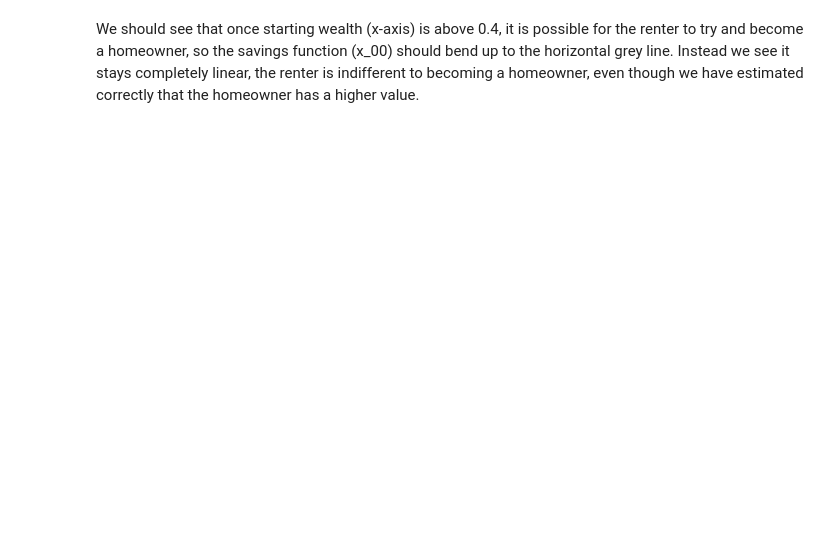
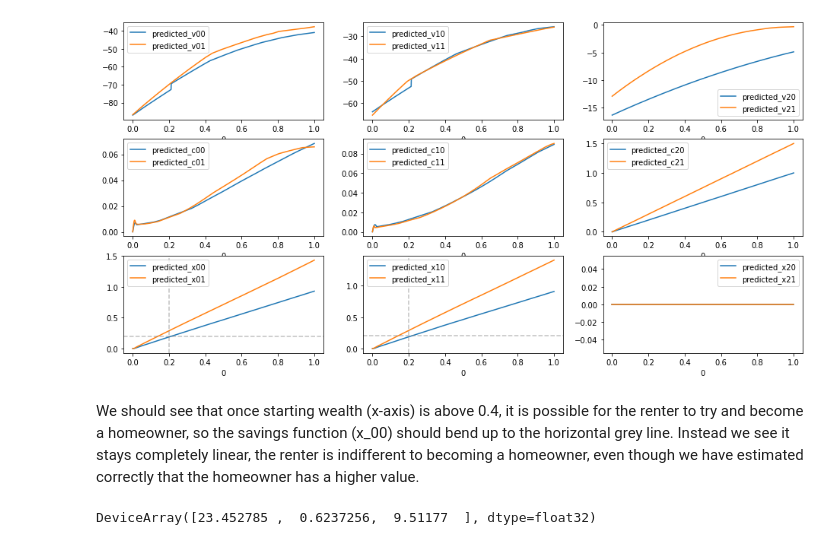
Before and after one commit to e-hall-hoffarth/hetero_simulation, a Jupyter notebook: share/notebooks/original_idea.ipynb, the cells around one changed output. Cells and saved outputs as stored; diff of their text form; code cells hidden in the pictures; blank space fills up the shorter version.

```diff
--- a/share/notebooks/original_idea.ipynb
+++ b/share/notebooks/original_idea.ipynb
@@ -192,2 +273,58 @@ for ax in axes.flatten()[6:8]:
+# %%
+params = get_params(current_opt_state)
+
+init00 = jax.vmap(neural_network, in_axes=(None, 0, None, None))(params0, X, 0., 0.)
+pred00 = jax.vmap(neural_network, in_axes=(None, 0, None, None))(params, X, 0., 0.)
+
+init10 = jax.vmap(neural_network, in_axes=(None, 0, None, None))(params0, X, 1., 0.)
+pred10 = jax.vmap(neural_network, in_axes=(None, 0, None, None))(params, X, 1., 0.)
+
+init20 = jax.vmap(neural_network, in_axes=(None, 0, None, None))(params0, X, 2., 0.)
+pred20 = jax.vmap(neural_network, in_axes=(None, 0, None, None))(params, X, 2., 0.)
+
+init01 = jax.vmap(neural_network, in_axes=(None, 0, None, None))(params0, X, 0., 1.)
+pred01 = jax.vmap(neural_network, in_axes=(None, 0, None, None))(params, X, 0., 1.)
+
+init11 = jax.vmap(neural_network, in_axes=(None, 0, None, None))(params0, X, 1., 1.)
+pred11 = jax.vmap(neural_network, in_axes=(None, 0, None, None))(params, X, 1., 1.)
+
+init21 = jax.vmap(neural_network, in_axes=(None, 0, None, None))(params0, X, 2., 1.)
+pred21 = jax.vmap(neural_network, in_axes=(None, 0, None, None))(params, X, 2., 1.)
+
+df = pd.DataFrame(jnp.concatenate((X.reshape(-1, 1),
+                                   init00, pred00, init10, pred10, init20, pred20,
+                                   init01, pred01, init11, pred11, init21, pred21),
+                                  axis=1)).set_index(0)
+df.columns = ['initial_v00', 'initial_c00', 'initial_x00', 'initial_o10', 'predicted_v00', 'predicted_c00', 'predicted_x00', 'predicted_o10',
+              'initial_v10', 'initial_c10', 'initial_x10', 'initial_o20', 'predicted_v10', 'predicted_c10', 'predicted_x10', 'predicted_o20',
+              'initial_v20', 'initial_c20', 'initial_x20', 'initial_o30', 'predicted_v20', 'predicted_c20', 'predicted_x20', 'predicted_o30',
+              'initial_v01', 'initial_c01', 'initial_x00', 'initial_o11', 'predicted_v01', 'predicted_c01', 'predicted_x01', 'predicted_o11',
+              'initial_v11', 'initial_c11', 'initial_x11', 'initial_o21', 'predicted_v11', 'predicted_c11', 'predicted_x11', 'predicted_o21',
+              'initial_v21', 'initial_c21', 'initial_x21', 'initial_o31', 'predicted_v21', 'predicted_c21', 'predicted_x21', 'predicted_o31']
+
+fig, axes = plt.subplots(3, 3, figsize=(16, 8))
+df.plot(y=['predicted_v00'], ax=axes.flatten()[0])
+df.plot(y=['predicted_v10'], ax=axes.flatten()[1])
+df.plot(y=['predicted_v20'], ax=axes.flatten()[2])
+df.plot(y=['predicted_v01'], ax=axes.flatten()[0])
+df.plot(y=['predicted_v11'], ax=axes.flatten()[1])
+df.plot(y=['predicted_v21'], ax=axes.flatten()[2])
+df.plot(y=['predicted_c00'], ax=axes.flatten()[3])
+df.plot(y=['predicted_c10'], ax=axes.flatten()[4])
+df.plot(y=['predicted_c20'], ax=axes.flatten()[5])
+df.plot(y=['predicted_c01'], ax=axes.flatten()[3])
+df.plot(y=['predicted_c11'], ax=axes.flatten()[4])
+df.plot(y=['predicted_c21'], ax=axes.flatten()[5])
+df.plot(y=['predicted_x00'], ax=axes.flatten()[6])
+df.plot(y=['predicted_x10'], ax=axes.flatten()[7])
+df.plot(y=['predicted_x20'], ax=axes.flatten()[8])
+df.plot(y=['predicted_x01'], ax=axes.flatten()[6])
+df.plot(y=['predicted_x11'], ax=axes.flatten()[7])
+df.plot(y=['predicted_x21'], ax=axes.flatten()[8])
+for ax in axes.flatten()[6:8]:
+    ax.axhline(y=MIN_DP, color='grey', linestyle='--', alpha=0.5)
+    ax.axvline(x=MIN_DP, color='grey', linestyle='--', alpha=0.5)
+# %% [output]
+[figure, added]
 # %% [markdown]
 We should see that once starting wealth (x-axis) is above 0.4, it is possible for the renter to try and become a homeowner, so the savings function (x_00) should bend up to the horizontal grey line. Instead we see it stays completely linear, the renter is indifferent to becoming a homeowner, even though we have estimated correctly that the homeowner has a higher value.
@@ -199,3 +331,8 @@ all_O = jnp.concatenate((jnp.zeros(1000), jnp.zeros(1000), jnp.ones(1000), jnp.o
+# %%
+losses = jax.vmap(loss, in_axes=(None, 0, 0, 0))(params, all_X, all_T, all_O)
+jnp.mean(losses**2, axis=0)
+# %% [output]
+DeviceArray([23.452785 ,  0.6237256,  9.51177  ], dtype=float32)
 # %%
 batch_loss(params, all_X[0:1000], all_T[0:1000], all_O[0:1000])
 # %% [output]
```
Also changed, not shown: parts of 14 cells of this notebook, 6 other files.
